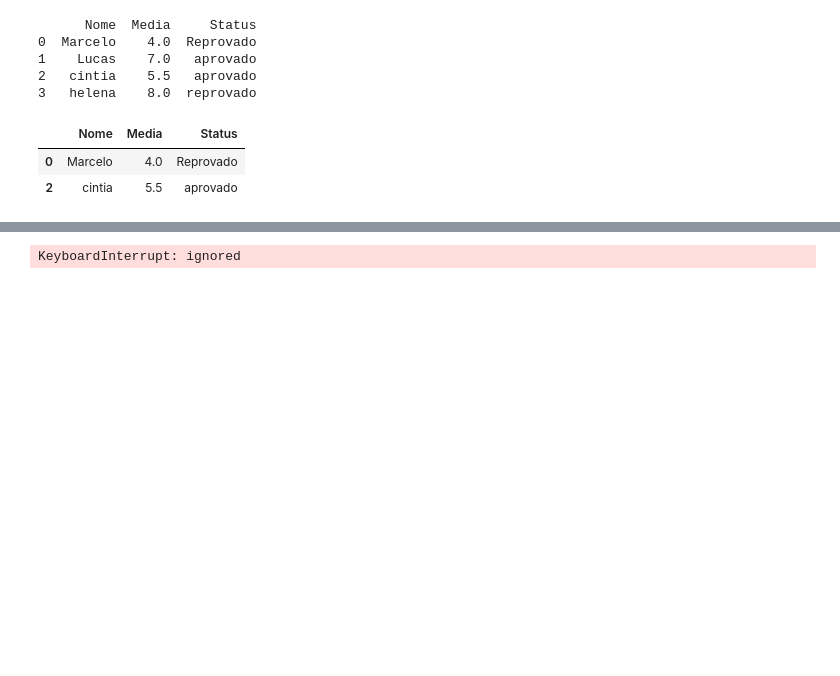
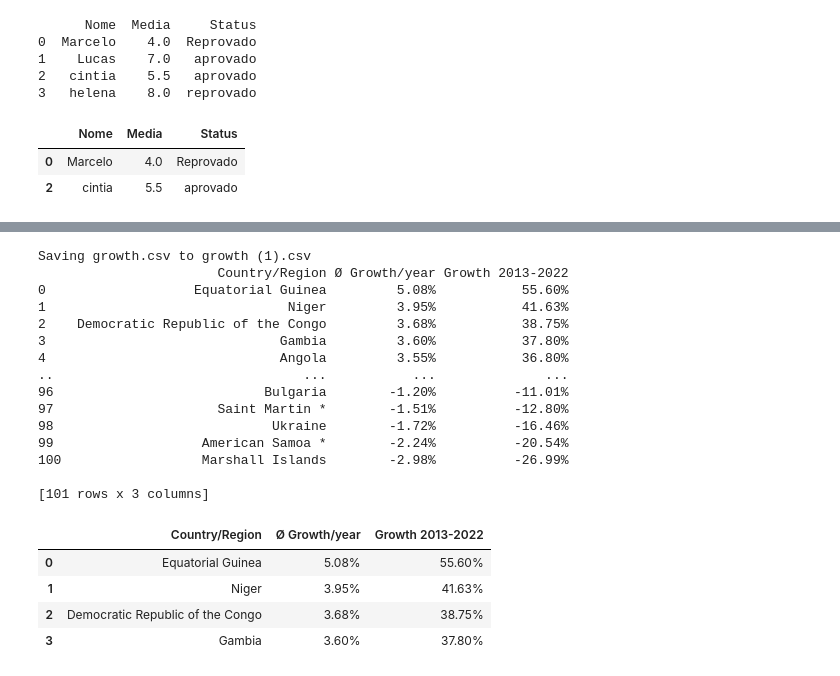
Before and after one commit to Romulomrs/Danilo, a Jupyter notebook: Untitled2.ipynb, the cells around one changed output, grey strips where cells are left out. Saved outputs shown, nothing was run; the diff lists cells and outputs as text; code cells hidden in the pictures; blank space fills up the shorter version.

```diff
--- a/Untitled2.ipynb
+++ b/Untitled2.ipynb
@@ -29,10 +40,29 @@ df1.loc[df1['Media'] < 7.0]
 # %%
 import pandas as pd
 files.upload()
 dados2 = pd.read_csv ("growth.csv")
 print(dados2)
-dados.shape
-dados.head(4)
+dados2.shape
+dados2.head(4)
 # %% [output]
 [interactive output not drawn]
-KeyboardInterrupt: ignored
+Saving growth.csv to growth (1).csv
+                       Country/Region Ø Growth/year Growth 2013-2022
+0                   Equatorial Guinea         5.08%           55.60%
+1                               Niger         3.95%           41.63%
+2    Democratic Republic of the Congo         3.68%           38.75%
+3                              Gambia         3.60%           37.80%
+4                              Angola         3.55%           36.80%
+..                                ...           ...              ...
+96                           Bulgaria        -1.20%          -11.01%
+97                     Saint Martin *        -1.51%          -12.80%
+98                            Ukraine        -1.72%          -16.46%
+99                   American Samoa *        -2.24%          -20.54%
+100                  Marshall Islands        -2.98%          -26.99%
+
+[101 rows x 3 columns]
+|  | Country/Region | Ø Growth/year | Growth 2013-2022 |
+| 0 | Equatorial Guinea | 5.08% | 55.60% |
+| 1 | Niger | 3.95% | 41.63% |
+| 2 | Democratic Republic of the Congo | 3.68% | 38.75% |
+| 3 | Gambia | 3.60% | 37.80% |
```
Also changed, not shown: parts of 1 cell of this notebook.
